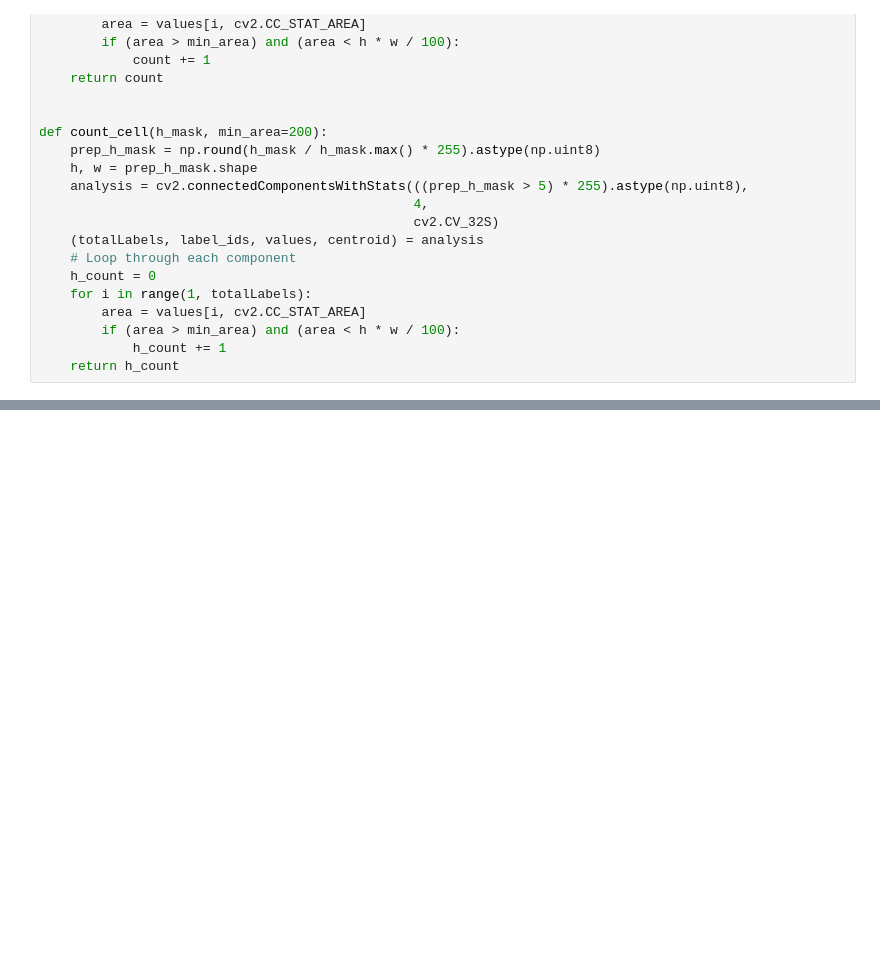
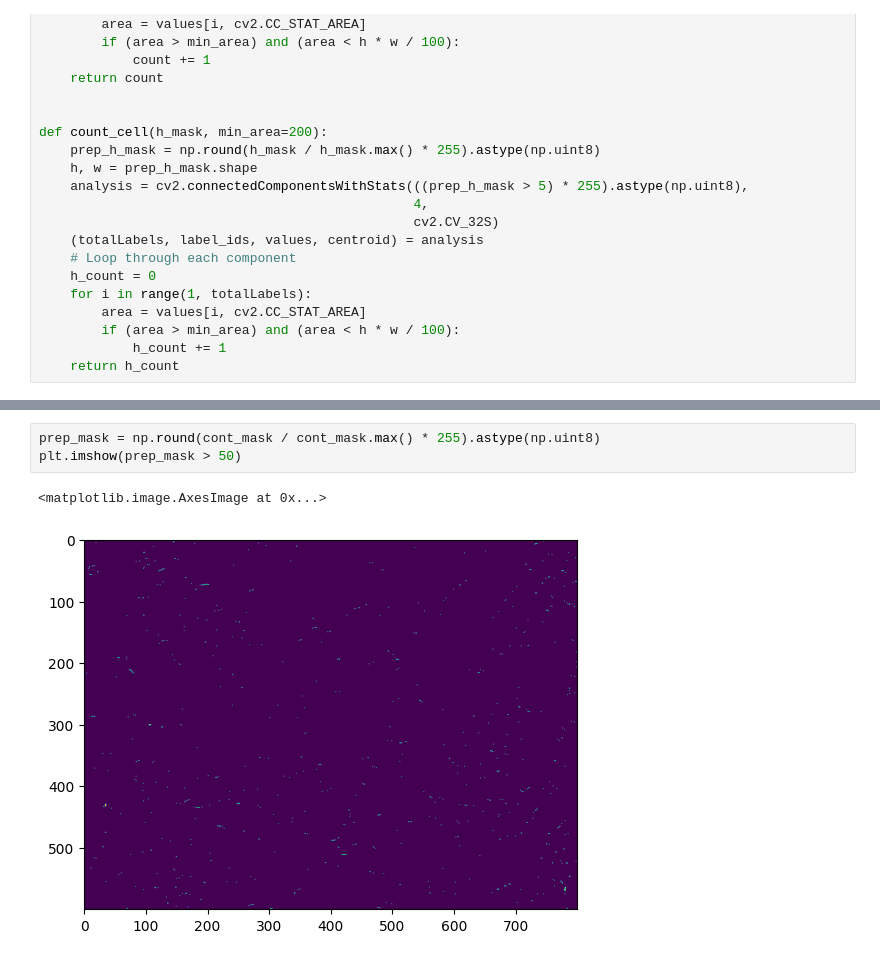
Before and after one commit to Surayuth/her2ml, a Jupyter notebook: notebooks/extract_feat_v3.ipynb, the cells around one changed output, grey strips where cells are left out. Saved outputs shown, nothing was run; the diff lists cells and outputs as text; blank space fills up the shorter version.

```diff
--- a/notebooks/extract_feat_v3.ipynb
+++ b/notebooks/extract_feat_v3.ipynb
@@ -96,0 +97,6 @@ Text(0.5, 1.0, 'cell: 1')
+# %%
+prep_mask = np.round(cont_mask / cont_mask.max() * 255).astype(np.uint8)
+plt.imshow(prep_mask > 50)
+# %% [output]
+<matplotlib.image.AxesImage at 0x...>
+[figure, added]
```
Also changed, not shown: parts of 9 cells of this notebook, 2 other files.
